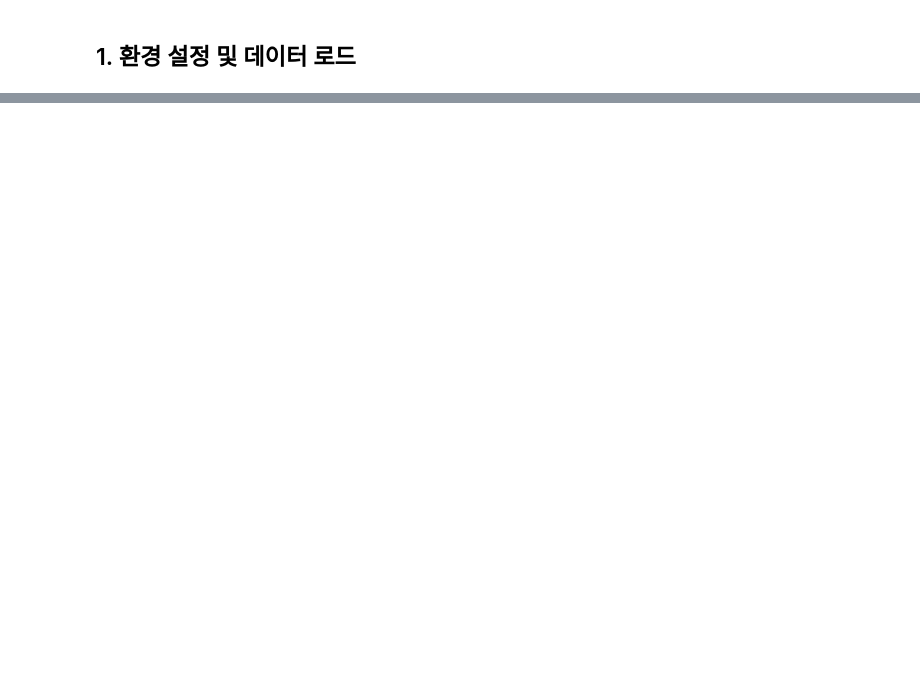
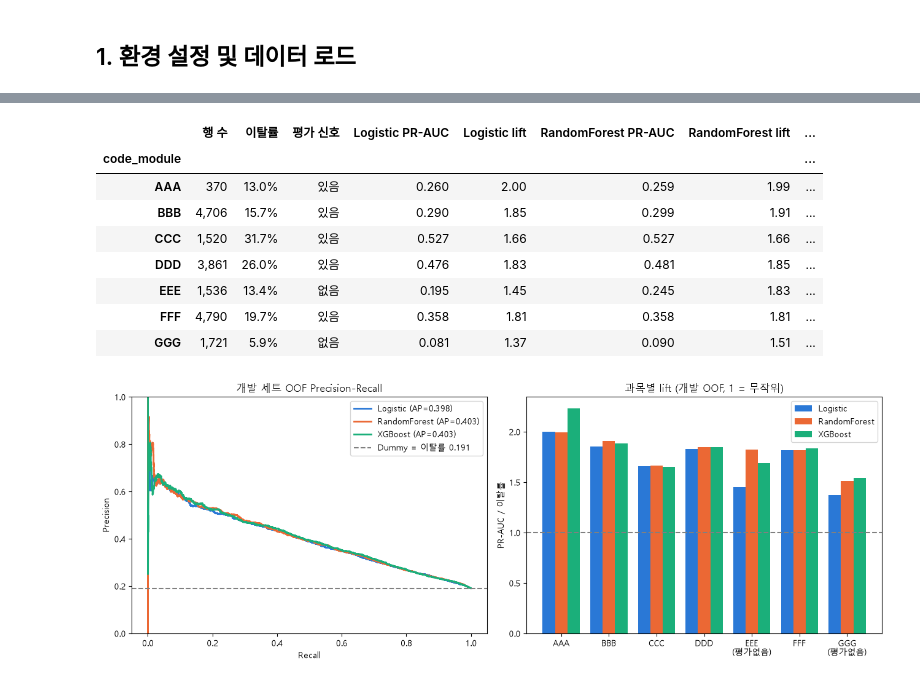
Before and after one commit to KimInSeok-DA/OULAD_Churn_Prediction-Personal, a Jupyter notebook: Notebooks/03_Modeling/01_Baseline_Models.ipynb, the cells around one changed output, grey strips where cells are left out. Drawn from its saved outputs; the diff is of its cells as text; code cells hidden in the pictures; blank space fills up the shorter version.

Commit message:
feat: revise baseline modeling with term validation, calibration, and module metrics

```diff
--- a/Notebooks/03_Modeling/01_Baseline_Models.ipynb
+++ b/Notebooks/03_Modeling/01_Baseline_Models.ipynb
@@ -854,0 +483,19 @@ CSV_files\모델링\holdout_predictions_n25.csv  (369.8 KB)
+# %%
+REL_NUM = BASE_NUM + REL_FEATURES
+rel_rows = []
+for name in LEARNERS:
+    base_cv = cv_table.loc[name, 'cv_pr_auc_mean']
+    rel_cv = np.mean(split_scores(name, REL_NUM, CV_SPLITS))
+    base_term = term_table.loc[name, '학기 단위 평균']
+    rel_term = np.mean(split_scores(name, REL_NUM, TERM_SPLITS))
+    rel_rows.append({'model': name, 'CV 기본': base_cv, 'CV +상대': rel_cv, 'CV 변화': rel_cv - base_cv,
+                     '학기 단위 기본': base_term, '학기 단위 +상대': rel_term, '학기 단위 변화': rel_term - base_term})
+rel_table = pd.DataFrame(rel_rows).set_index('model')
+show(rel_table, {c: '{:+.4f}' if '변화' in c else '{:.4f}' for c in rel_table.columns})
+
+mean_cv_delta, mean_term_delta = rel_table['CV 변화'].mean(), rel_table['학기 단위 변화'].mean()
+ADOPT_REL = bool(mean_cv_delta > 0 and mean_term_delta > 0)
+FINAL_NUM = REL_NUM if ADOPT_REL else BASE_NUM
+FINAL_FEATURES = FINAL_NUM + CAT_FEATURES
+print(f'평균 변화 — CV {mean_cv_delta:+.4f}, 학기 단위 {mean_term_delta:+.4f} → 상대 피처 {"채택" if ADOPT_REL else "미채택"}')
+print(f'최종 피처 {len(FINAL_FEATURES)}개')
@@ -854,0 +575,53 @@ CSV_files\모델링\holdout_predictions_n25.csv  (369.8 KB)
+# %%
+def module_table(frame, y, proba):
+    out = []
+    for m in MODULES:
+        mask = (frame['code_module'] == m).to_numpy()
+        if mask.sum() == 0:
+            continue
+        yy, pp = y[mask], np.asarray(proba)[mask]
+        row = {'code_module': m, '행 수': int(mask.sum()), '이탈률': yy.mean(),
+               '평가 신호': '없음' if m in NO_ASSESSMENT_MODULES else '있음'}
+        if yy.nunique() == 2:
+            row['PR-AUC'] = average_precision_score(yy, pp)
+            row['lift(PR-AUC/이탈률)'] = row['PR-AUC'] / row['이탈률']
+            row['ROC-AUC'] = roc_auc_score(yy, pp)
+        out.append(row)
+    return pd.DataFrame(out).set_index('code_module')
+
+
+mod_frames = {name: module_table(dev_df, y_dev, oof_proba[name]) for name in LEARNERS}
+dev_module = mod_frames[LEARNERS[0]][['행 수', '이탈률', '평가 신호']].copy()
+for name in LEARNERS:
+    dev_module[f'{name} PR-AUC'] = mod_frames[name]['PR-AUC']
+    dev_module[f'{name} lift'] = mod_frames[name]['lift(PR-AUC/이탈률)']
+show(dev_module, {'행 수': '{:,}', '이탈률': '{:.1%}'} | {c: '{:.3f}' for c in dev_module.columns if 'PR-AUC' in c} | {c: '{:.2f}' for c in dev_module.columns if 'lift' in c})
+
+fig, axes = plt.subplots(1, 2, figsize=(13, 4.8))
+for name in LEARNERS:
+    p, r, _ = precision_recall_curve(y_dev, oof_proba[name])
+    axes[0].plot(r, p, color=MODEL_COLORS[name], lw=2, label=f'{name} (AP={average_precision_score(y_dev, oof_proba[name]):.3f})')
+axes[0].axhline(y_dev.mean(), ls='--', c='gray', label=f'Dummy = 이탈률 {y_dev.mean():.3f}')
+axes[0].set(xlabel='Recall', ylabel='Precision', title='개발 세트 OOF Precision-Recall', ylim=(0, 1))
+axes[0].legend()
+x = np.arange(len(dev_module))
+w = 0.26
+for k, name in enumerate(LEARNERS):
+    axes[1].bar(x + (k - 1) * w, dev_module[f'{name} lift'], width=w, color=MODEL_COLORS[name], label=name)
+axes[1].axhline(1, ls='--', c='gray')
+axes[1].set_xticks(x, [f'{m}\n(평가없음)' if m in NO_ASSESSMENT_MODULES else m for m in dev_module.index])
+axes[1].set(ylabel='PR-AUC / 이탈률', title='과목별 lift (개발 OOF, 1 = 무작위)')
+axes[1].legend()
+plt.tight_layout()
+plt.show()
+# %% [output]
+|  | 행 수 | 이탈률 | 평가 신호 | Logistic PR-AUC | Logistic lift | RandomForest PR-AUC | RandomForest lift | ... |
+| code_module |  |  |  |  |  |  |  | ... |
+| AAA | 370 | 13.0% | 있음 | 0.260 | 2.00 | 0.259 | 1.99 | ... |
+| BBB | 4,706 | 15.7% | 있음 | 0.290 | 1.85 | 0.299 | 1.91 | ... |
+| CCC | 1,520 | 31.7% | 있음 | 0.527 | 1.66 | 0.527 | 1.66 | ... |
+| DDD | 3,861 | 26.0% | 있음 | 0.476 | 1.83 | 0.481 | 1.85 | ... |
+| EEE | 1,536 | 13.4% | 없음 | 0.195 | 1.45 | 0.245 | 1.83 | ... |
+| FFF | 4,790 | 19.7% | 있음 | 0.358 | 1.81 | 0.358 | 1.81 | ... |
+| GGG | 1,721 | 5.9% | 없음 | 0.081 | 1.37 | 0.090 | 1.51 | ... |
+[figure, added]
```
Also changed, not shown: parts of 77 cells of this notebook, 6 other files.
